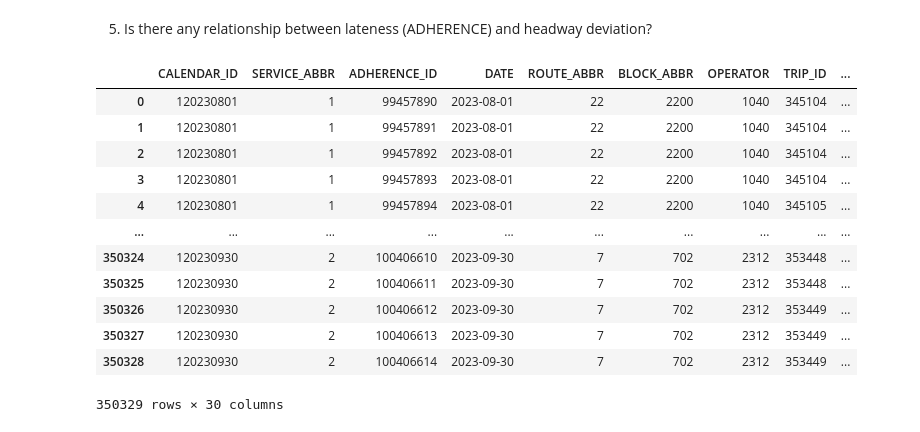
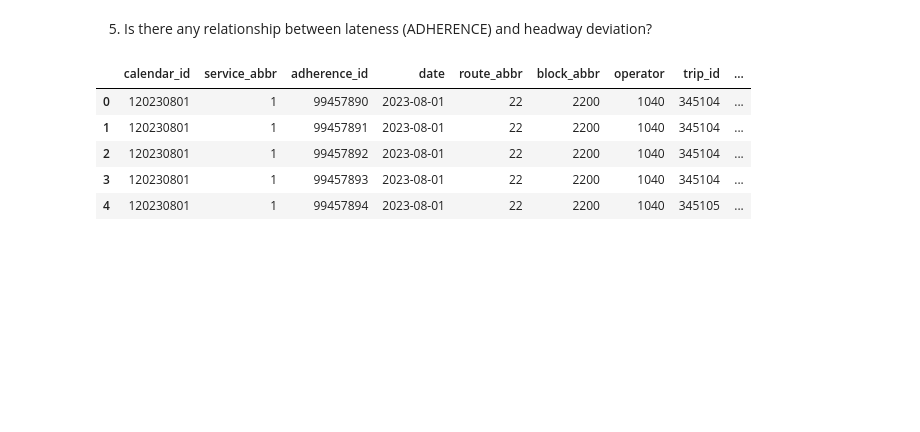
Before and after one commit to NSS-Data-Analytics-Cohort-12/wego-python-da12-pumpkin-py-latte, a Jupyter notebook: notebooks/question_5.ipynb, the cells around one changed output. Cells and saved outputs as stored; diff of their text form; code cells hidden in the pictures; blank space fills up the shorter version.

```diff
--- a/notebooks/question_5.ipynb
+++ b/notebooks/question_5.ipynb
@@ -21,23 +21,19 @@ Another important variable is **<u>adherence</u>**, which compares the actual de
 5. Is there any relationship between lateness (ADHERENCE) and headway deviation?
 # %%
 import pandas as pd
-import numpy as np
 import matplotlib.pyplot as plt
+import random
 import seaborn as sns
+pd.set_option('display.max_columns', None) #allows me to see all columns in a datafram
 # %%
-wego_df = pd.read_csv('../data/Headway Data, 8-1-2023 to 9-30-2023.csv')
-wego_df
+# import data and make all column titles lowercase
+wego = pd.read_csv('../data/Headway Data, 8-1-2023 to 9-30-2023.csv')
+wego.columns = [x.lower() for x in wego.columns]
+wego.head()
 # %% [output]
-|  | CALENDAR_ID | SERVICE_ABBR | ADHERENCE_ID | DATE | ROUTE_ABBR | BLOCK_ABBR | OPERATOR | TRIP_ID | ... |
+|  | calendar_id | service_abbr | adherence_id | date | route_abbr | block_abbr | operator | trip_id | ... |
 | 0 | 120230801 | 1 | 99457890 | 2023-08-01 | 22 | 2200 | 1040 | 345104 | ... |
 | 1 | 120230801 | 1 | 99457891 | 2023-08-01 | 22 | 2200 | 1040 | 345104 | ... |
 | 2 | 120230801 | 1 | 99457892 | 2023-08-01 | 22 | 2200 | 1040 | 345104 | ... |
 | 3 | 120230801 | 1 | 99457893 | 2023-08-01 | 22 | 2200 | 1040 | 345104 | ... |
 | 4 | 120230801 | 1 | 99457894 | 2023-08-01 | 22 | 2200 | 1040 | 345105 | ... |
-| ... | ... | ... | ... | ... | ... | ... | ... | ... | ... |
-| 350324 | 120230930 | 2 | 100406610 | 2023-09-30 | 7 | 702 | 2312 | 353448 | ... |
-| 350325 | 120230930 | 2 | 100406611 | 2023-09-30 | 7 | 702 | 2312 | 353448 | ... |
-| 350326 | 120230930 | 2 | 100406612 | 2023-09-30 | 7 | 702 | 2312 | 353449 | ... |
-| 350327 | 120230930 | 2 | 100406613 | 2023-09-30 | 7 | 702 | 2312 | 353449 | ... |
-| 350328 | 120230930 | 2 | 100406614 | 2023-09-30 | 7 | 702 | 2312 | 353449 | ... |
-350329 rows × 30 columns
```
Also changed, not shown: parts of 14 cells of this notebook.
